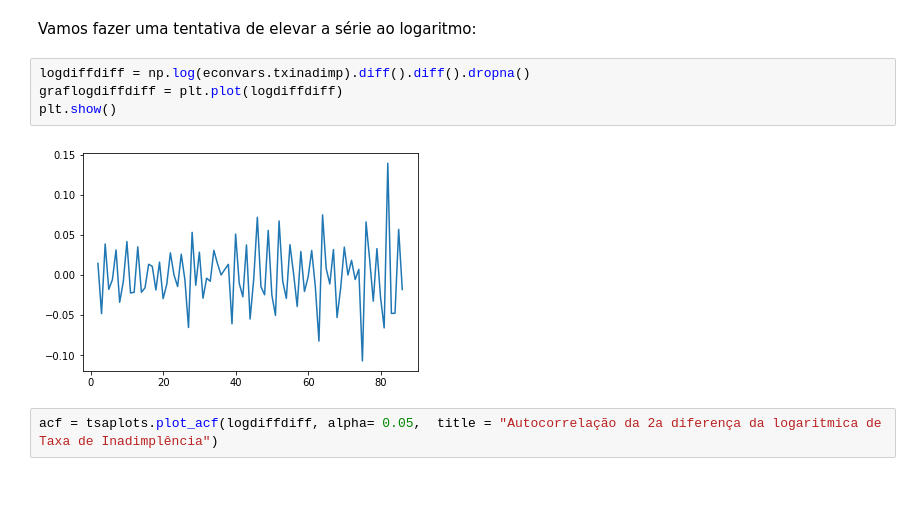
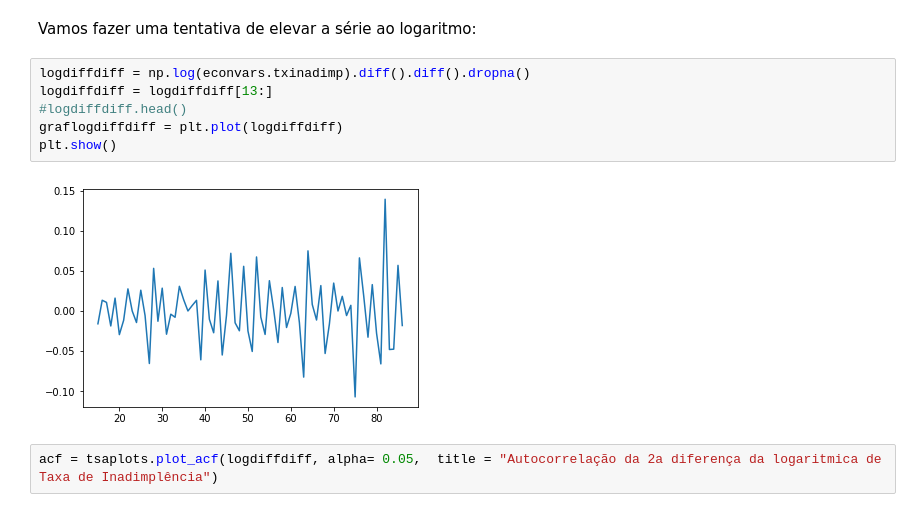
Before and after one commit to GustavoAlovisi/Econometrics2018, a Jupyter notebook: eco02018.ipynb, the cells around one changed output. Cells and saved outputs as stored; diff of their text form.

```diff
--- a/eco02018.ipynb
+++ b/eco02018.ipynb
@@ -207,10 +209,12 @@ dtype: float64
 Vamos fazer uma tentativa de elevar a série ao logaritmo:
 # %%
 logdiffdiff = np.log(econvars.txinadimp).diff().diff().dropna()
+logdiffdiff = logdiffdiff[13:]
+#logdiffdiff.head()
 graflogdiffdiff = plt.plot(logdiffdiff)
 plt.show()
 # %% [output]
-[figure, old version]
+[figure, new version]
 # %%
 acf = tsaplots.plot_acf(logdiffdiff, alpha= 0.05,  title = "Autocorrelação da 2a diferença da logaritmica de Taxa de Inadimplência")
 # %% [output]
```
Also changed, not shown: parts of 17 cells of this notebook.
